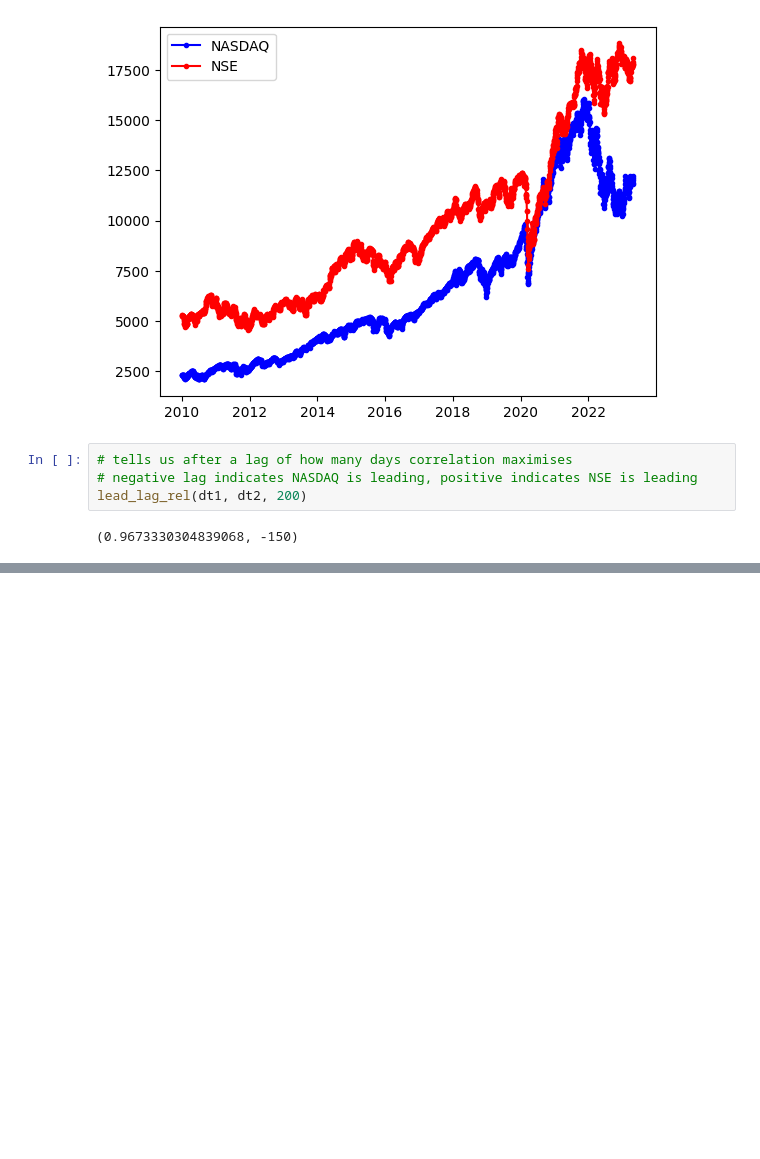
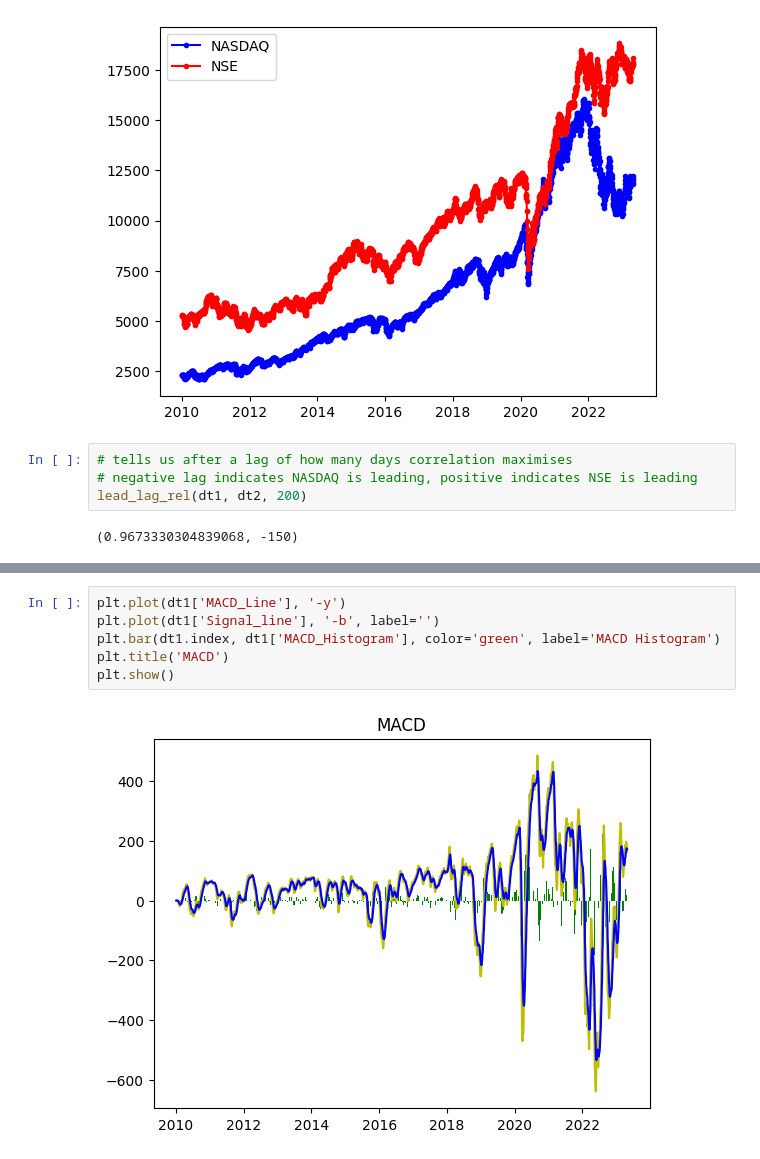
Before and after one commit to surya2003-real/Mathematical-Trading-Strategies, a Jupyter notebook: Assignment 2/codejupyter.ipynb, the cells around one changed output, grey strips where cells are left out. Drawn from its saved outputs; the diff is of its cells as text; blank space fills up the shorter version.

```diff
--- a/Assignment 2/codejupyter.ipynb
+++ b/Assignment 2/codejupyter.ipynb
@@ -162,0 +200,8 @@ calculate_macd(dt1)
+# %%
+plt.plot(dt1['MACD_Line'], '-y')
+plt.plot(dt1['Signal_line'], '-b', label='')
+plt.bar(dt1.index, dt1['MACD_Histogram'], color='green', label='MACD Histogram')
+plt.title('MACD')
+plt.show()
+# %% [output]
+[figure, added]
```
Also changed, not shown: parts of 23 cells of this notebook.
